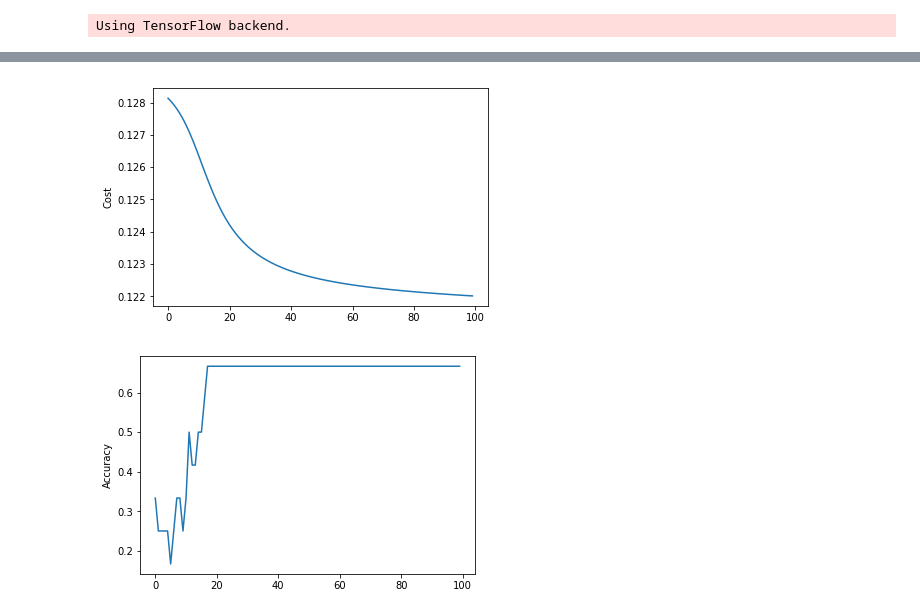
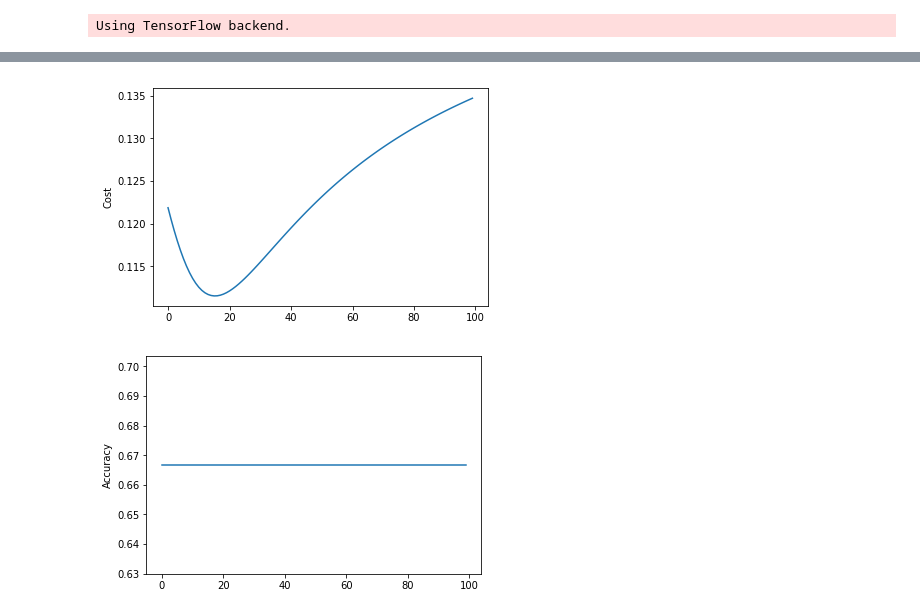
Before and after one commit to chandraseta/sarav, a Jupyter notebook: notebook/NeuralNetwork.ipynb, the cells around one changed output, grey strips where cells are left out. Saved outputs shown, nothing was run; the diff lists cells and outputs as text; code cells hidden in the pictures.

```diff
--- a/notebook/NeuralNetwork.ipynb
+++ b/notebook/NeuralNetwork.ipynb
@@ -149,6 +149,8 @@ class NeuralNetwork():
         for layer_idx in range(1, len(self.layers)):
             self.params_values['W' + str(layer_idx)] += self.learning_rate * grads_values['dW' + str(layer_idx)] + self.momentum * self.params_values['W' + str(layer_idx)]
             self.params_values['b' + str(layer_idx)] += self.learning_rate * grads_values['db' + str(layer_idx)] + self.momentum * self.params_values['b' + str(layer_idx)]
+#             print('W{}: {}'.format(str(layer_idx), self.params_values['W' + str(layer_idx)]))
+#             print('b{}: {}'.format(str(layer_idx), self.params_values['b' + str(layer_idx)]))
 
 
     def _sigmoid(self, weighted_sum):
@@ -168,16 +170,18 @@ class NeuralNetwork():
 
     def _calc_accuracy(self, output, target):
         count_correct = 0
+#         print('Output: {}'.format(output))
+#         print('Target: {}'.format(target))
         for i in range(len(output)):
-            if self._threshold(output[i]) == target[i]:
+            if self._threshold(output[i]) == target:
                 count_correct += 1
         return count_correct / len(output)
 
 
     def train(self, X, y, epochs):
+        assert(len(X) == len(y))
         cost_history = []
         accuracy_history = []
-        assert(len(X) == len(y))
 
         for epoch_idx in range(epochs):
             epoch_accuracy = 0
@@ -187,25 +191,29 @@ class NeuralNetwork():
                 n_batch += 1
                 batch_accuracy = 0
                 batch_loss = 0
-                n_data = 0
+                n_data_batch = 0
                 y_hat, cache = None, None
                 batch_grads_values = self._init_grads_values()
                 for j in range(batch_start_idx, batch_start_idx + self.batch_size):
                     if j >= len(X):
                         break
-                    n_data += 1
+                    n_data_batch += 1
+#                     print('X[j]: {}'.format(X[j]))
                     y_hat, cache = self._full_feed_forward(X[j])
                     batch_grads_values = self._full_backward_prop(y_hat, y[j], cache)
                     batch_accuracy += self._calc_accuracy(y_hat, y[j])
                     batch_loss += self._calc_error(y_hat, y[j])
 
+#                 print('Accuracy for epoch {} batch {}: {}'.format(epoch_idx,n_batch,batch_accuracy/n_data_batch))
                 self._update(batch_grads_values)
-                epoch_accuracy += batch_accuracy / n_data
-                epoch_loss += batch_loss / n_data
+                epoch_accuracy += batch_accuracy / n_data_batch
+                epoch_loss += batch_loss / n_data_batch
 
             accuracy_history.append(epoch_accuracy / n_batch)
             cost_history.append(epoch_loss / n_batch)
 
+            print("Epoch {}/{}, Loss={}, Accuracy={}".format(epoch_idx, epochs, epoch_loss, epoch_accuracy))
+
         return self.params_values, cost_history, accuracy_history
 # %%
 dataset = arff.loadarff('../data/weather.arff')
@@ -218,13 +226,15 @@ for column in STR_COLUMNS:
 
 df_encoded = pd.get_dummies(df, columns=['outlook', 'windy'])
 df_encoded = pd.get_dummies(df_encoded, columns=['play'], drop_first=True)
+df_encoded.temperature = df_encoded.temperature * 0.01
+df_encoded.humidity = df_encoded.humidity * 0.01
 
 X = df_encoded.iloc[:, :7].values
 y = df_encoded.iloc[:, 7:].values
 
 X_train, X_test, y_train, y_test = train_test_split(X, y, test_size=0.1, random_state=17779)
 
-model = NeuralNetwork(input_nodes=7, hidden_nodes=[8], output_nodes=1, batch_size=12)
+model = NeuralNetwork(input_nodes=7, hidden_nodes=[8], output_nodes=1, batch_size=14, learning_rate=0.1, momentum=0)
 param, costs, accs = model.train(X_train, y_train, epochs=100)
 
 print(param)
@@ -261,5 +271,5 @@ plt.show()
-[figure, old version]
+[figure, new version]
-[figure, old version]
+[figure, new version]
 # %%
 df = pd.read_csv('../data/train.csv')
 df.fillna(df.median(), inplace=True)
```
Also changed, not shown: parts of 2 cells of this notebook.
